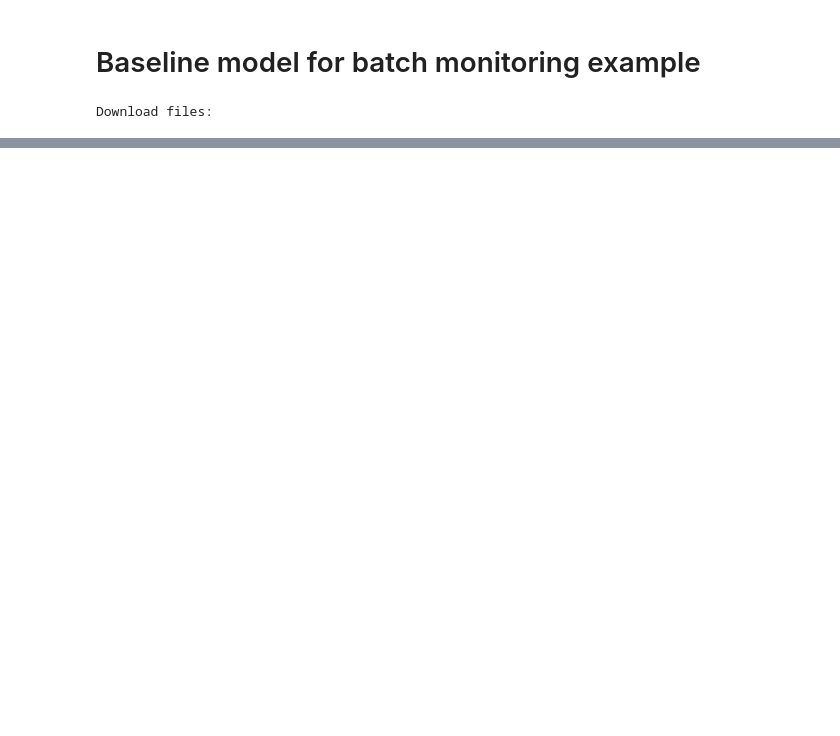
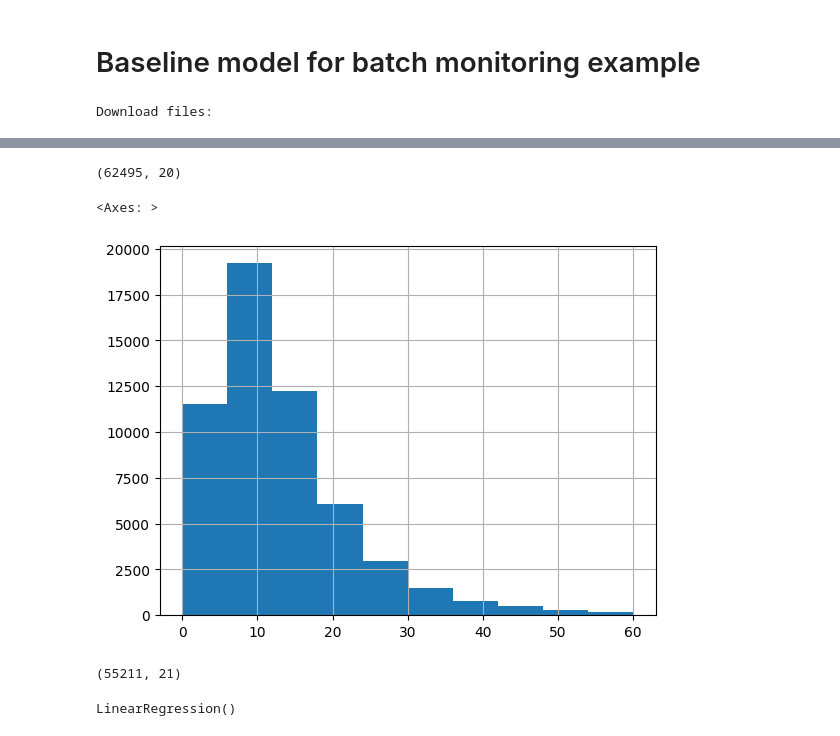
Before and after one commit to ccfahe/Monitoring_mlops, a Jupyter notebook: Monitoring/baseline_model_nyc_taxi_data.ipynb, the cells around one changed output, grey strips where cells are left out. Cells and saved outputs as stored; diff of their text form; code cells hidden in the pictures; blank space fills up the shorter version.

```diff
--- a/Monitoring/baseline_model_nyc_taxi_data.ipynb
+++ b/Monitoring/baseline_model_nyc_taxi_data.ipynb
@@ -43,0 +53,17 @@ jan_data.describe()
+# %%
+jan_data.shape
+# %% [output]
+(62495, 20)
+# %%
+#Create target
+jan_data["duration_min"] = jan_data.lpep_dropoff_datetime - jan_data.lpep_pickup_datetime
+jan_data.duration_min = jan_data.duration_min.apply(lambda td : float(td.total_seconds())/60)
+# %%
+#filetr outliers
+jan_data = jan_data[(jan_data.duration_min >= 0) & (jan_data.duration_min <=60)]
+jan_data = jan_data[(jan_data.passenger_count > 0) & (jan_data.passenger_count <=8)]
+# %%
+jan_data.duration_min.hist()
+# %% [output]
+<Axes: >
+[figure, added]
@@ -43,0 +76,4 @@ jan_data.describe()
+# %%
+jan_data.shape
+# %% [output]
+(55211, 21)
@@ -43,0 +86,5 @@ jan_data.describe()
+# %%
+#for fit we  added input and target training part opf mode;
+model.fit(train_data[num_features + cat_features], train_data[target])
+# %% [output]
+LinearRegression()
```
Also changed, not shown: parts of 10 cells of this notebook, 2 other files.
